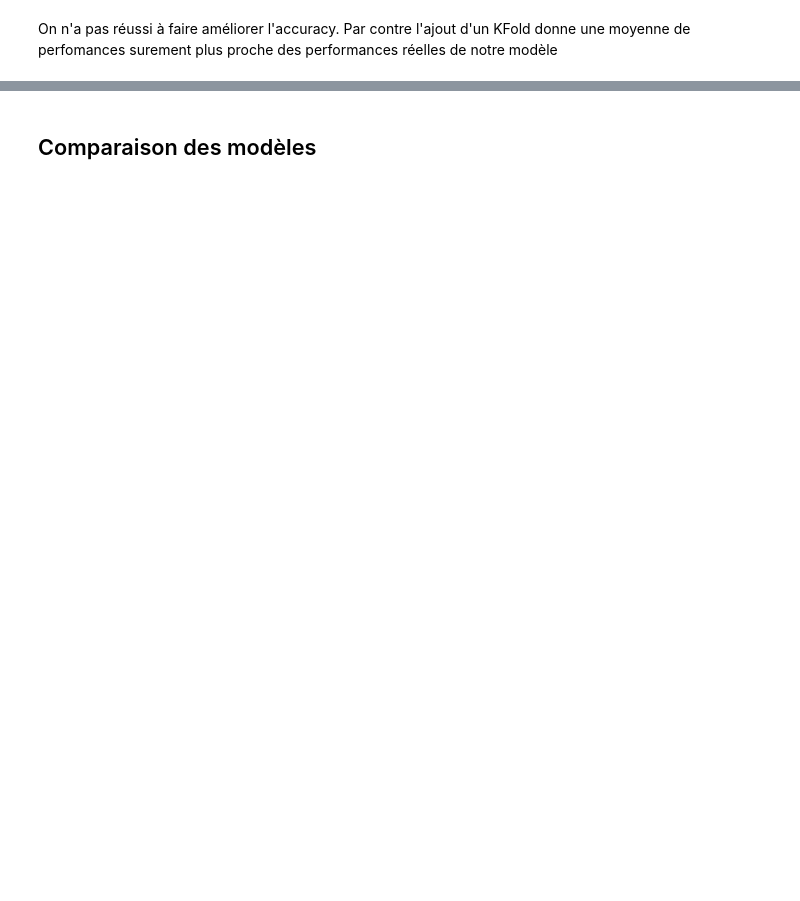
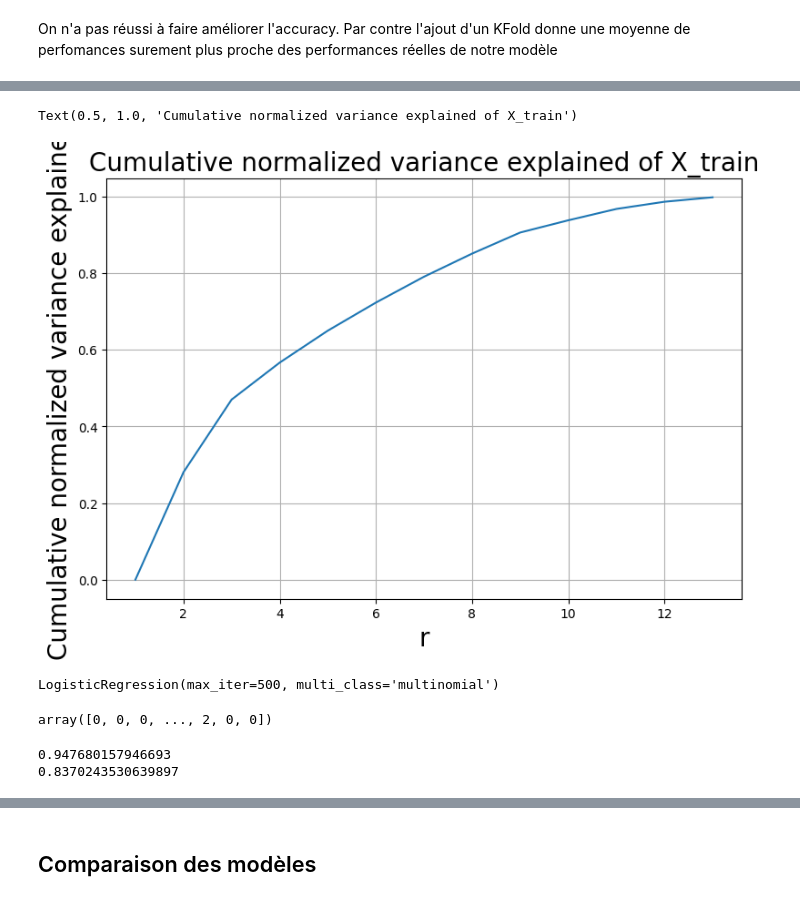
Before and after one commit to valentinedum/room_occupancy_estimation, a Jupyter notebook: notebooks/exploration.ipynb, the cells around one changed output, grey strips where cells are left out. Drawn from its saved outputs; the diff is of its cells as text; code cells hidden in the pictures; blank space fills up the shorter version.

```diff
--- a/notebooks/exploration.ipynb
+++ b/notebooks/exploration.ipynb
@@ -649,0 +669,13 @@ On n'a pas réussi à faire améliorer l'accuracy. Par contre l'ajout d'un KFold
+# %%
+cumul = [ sum(Sigma_squared[0:i]/total_variance) for i in range(len(Sigma_squared))]
+
+### Plotting
+fig = plt.figure(figsize=(9,6))
+plt.plot(range(1,1+len(cumul)),cumul)
+plt.xlabel(r'r',size=20)
+plt.ylabel(r'Cumulative normalized variance explained',size=20)
+plt.grid(visible=True)
+plt.title(r'Cumulative normalized variance explained of X_train',size=20)
+# %% [output]
+Text(0.5, 1.0, 'Cumulative normalized variance explained of X_train')
+[figure, added]
@@ -649,0 +690,18 @@ On n'a pas réussi à faire améliorer l'accuracy. Par contre l'ajout d'un KFold
+# %%
+clf = LogisticRegression(multi_class='multinomial', solver='lbfgs', max_iter=500)
+clf.fit(X_train_reduced, y_train)
+# %% [output]
+LogisticRegression(max_iter=500, multi_class='multinomial')
+# %%
+y_pred = clf.predict(X_test_reduced)
+y_pred
+# %% [output]
+array([0, 0, 0, ..., 2, 0, 0])
+# %%
+accuracy_simple = accuracy_score(y_pred, y_test)
+print(accuracy_simple)
+f1_simple = f1_score(y_test, y_pred, average='macro')
+print(f1_simple)
+# %% [output]
+0.947680157946693
+0.8370243530639897
```
Also changed, not shown: parts of 30 cells of this notebook.
